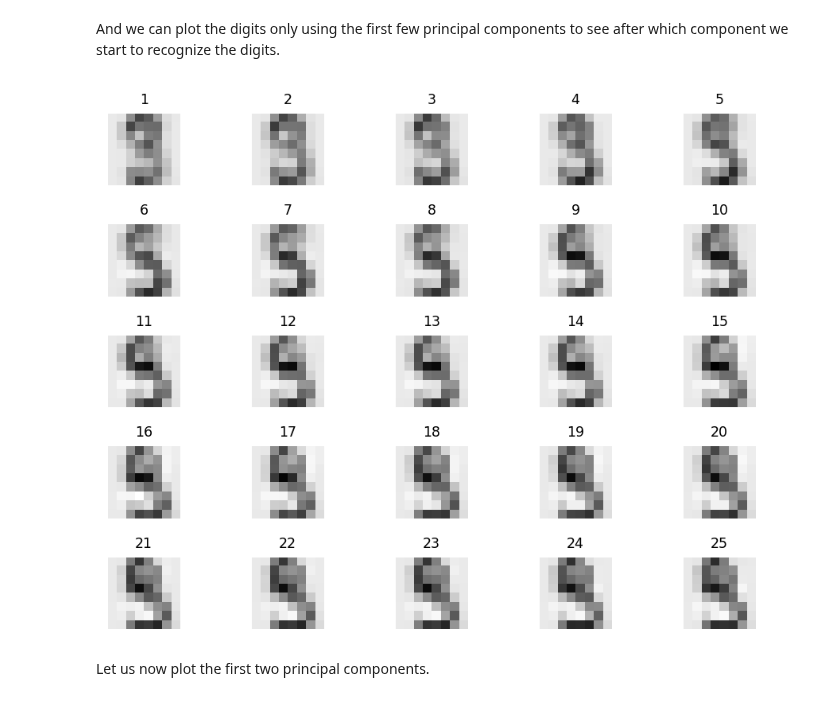
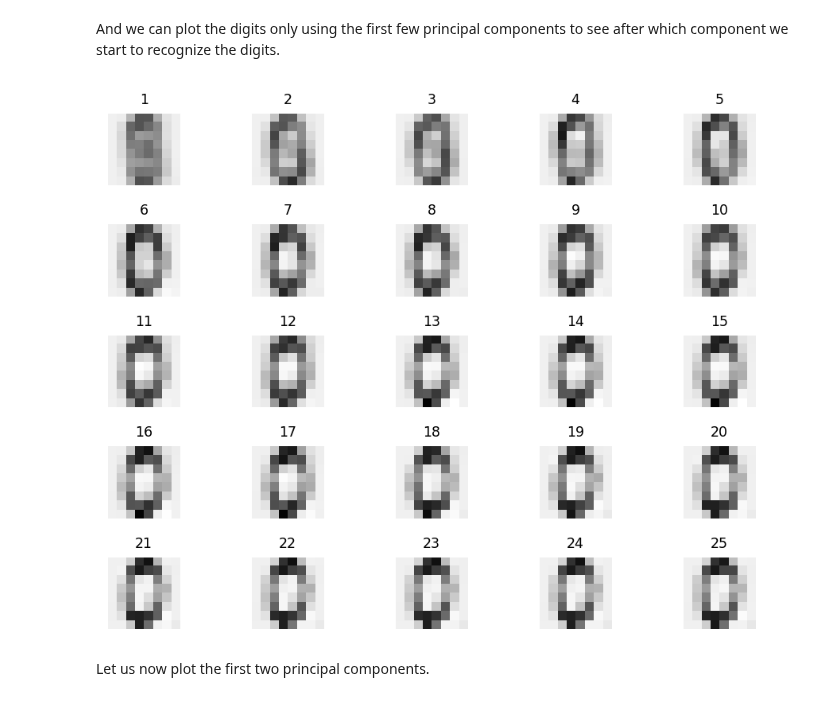
Before and after one commit to stammler/ml_intro, a Jupyter notebook: notebooks/3_clustering.ipynb, the cells around one changed output. Cells and saved outputs as stored; diff of their text form; code cells hidden in the pictures.

```diff
--- a/notebooks/3_clustering.ipynb
+++ b/notebooks/3_clustering.ipynb
@@ -201,9 +201,9 @@ def plot_component_wise(X, y, d=None):
         X_comp[i, :] = Y_train[j, :] @ E_comp.T
     plot_tiles(X_comp+X_mean, y=np.arange(n)+1, random=False)
 # %%
-plot_component_wise(Y_train, y_train, d=9)
+plot_component_wise(Y_train, y_train, d=0)
 # %% [output]
-[figure, old version]
+[figure, new version]
 # %% [markdown]
 Let us now plot the first two principal components.
 # %%
```
Also changed, not shown: parts of 26 cells of this notebook, 4 other files.
